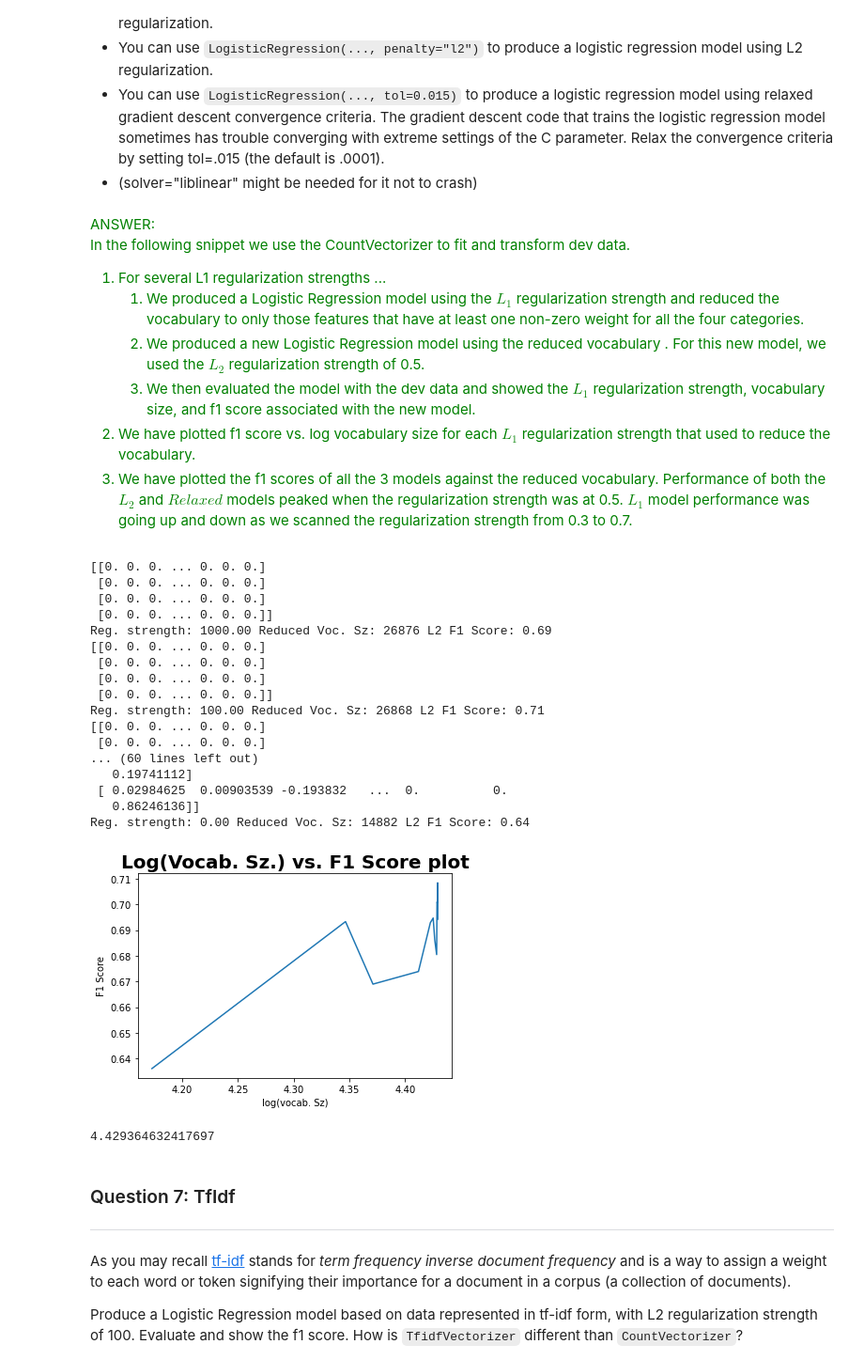
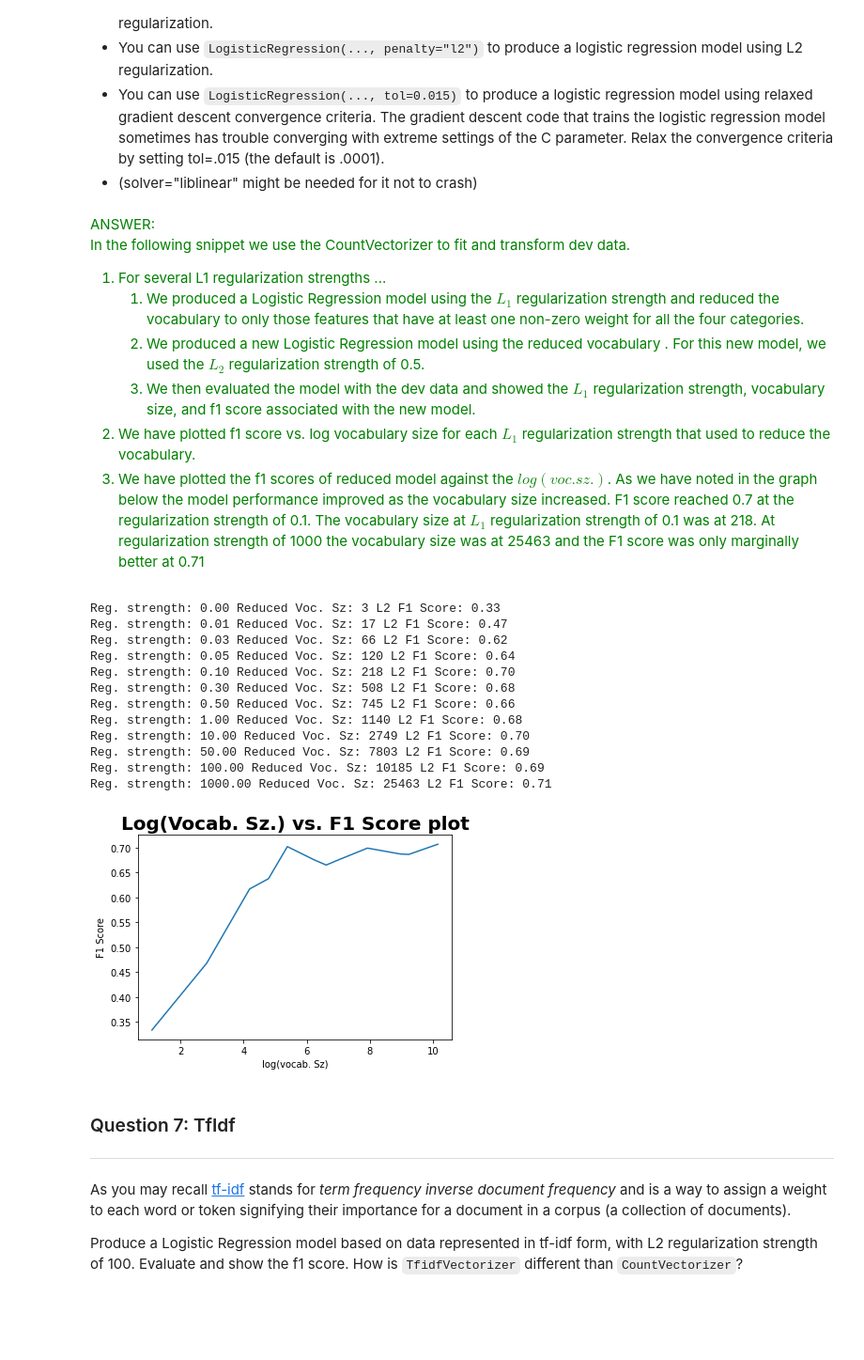
Before and after one commit to jagannathanl/jagan-lak-w207, a Jupyter notebook: jagannathan_lakshmipathy_project3.ipynb, the cells around one changed output. Shown: that part at 94% size. Saved outputs shown, nothing was run; the diff lists cells and outputs as text; code cells hidden in the pictures; blank space fills up the shorter version.

```diff
--- a/jagannathan_lakshmipathy_project3.ipynb
+++ b/jagannathan_lakshmipathy_project3.ipynb
@@ -697,7 +628,7 @@ Notes:
             </ol>
         </li>
         <li>We have plotted f1 score vs. log vocabulary size for each $L_1$ regularization strength that used to reduce the vocabulary.</li>
-        <li>We have plotted the f1 scores of all the 3 models against the reduced vocabulary. Performance of both the $L_2$ and $Relaxed$ models peaked when the regularization strength was at 0.5. $L_1$ model performance was going up and down as we scanned the regularization strength from 0.3 to 0.7.</li>
+        <li>We have plotted the f1 scores of reduced model against the $log(voc. sz.)$. As we have noted in the graph below the model performance improved as the vocabulary size increased. F1 score reached 0.7 at the regularization strength of 0.1. The vocabulary size at $L_1$ regularization strength of 0.1 was at 218. At regularization strength of 1000 the vocabulary size was at 25463 and the F1 score was only marginally better at 0.71</li>
    </ol>
 </div>
 # %%
@@ -719,12 +650,16 @@ def Q6():
 
         #Filter unimportant features and record the size of reduced feature size
         #recording the reduced voc. Size
-        flags1 = np.sum(Logit_model1.coef_, axis=0)
+        indices = []
+        for i, feature_sum in enumerate((Logit_model1.coef_!=0).sum(0)):
+            if feature_sum > 0: indices.append(i)
+        # get index
+        indices = list(set(indices))
 
-        flags1 = flags1 >= 0
-        print(Logit_model1.coef_)
-        feature_vectors_train_reduced = feature_vectors_train[:, flags1]
-        feature_vectors_dev_reduced = feature_vectors_dev[:, flags1]
+        #flags1 = np.sum(Logit_model1.coef_, axis=0)
+        #flags1 = flags1 >= 0
+        feature_vectors_train_reduced = feature_vectors_train[:, indices]
+        feature_vectors_dev_reduced = feature_vectors_dev[:, indices]
         metrics_map['reduced voc. Size'] =  feature_vectors_dev_reduced.shape[1]
 
         #Create Logit model with L2 regularization of 0.5
@@ -739,56 +674,47 @@ def Q6():
         #Logit_model3.fit(feature_vectors_train_reduced, train_labels)
         #dev_reduced_predicted_labels = Logit_model3.predict(feature_vectors_dev_reduced)
         #metrics_map['relaxed F1'] = metrics.f1_score(y_true=dev_labels, y_pred=dev_reduced_predicted_labels, average='weighted')
         return metrics_map
 
     x = []
     y1 = []
     y2 = []
     y3 = []
     #for ci in np.arange(0.3, 0.75, 0.05):
     for ci in [0.001, 0.01, 0.03, 0.05, 0.1, 0.3, 0.5, 1, 10, 50, 100, 1000]:
         m = create_table(CountVectorizer(), ci)
         print('Reg. strength: {0:.2f}'.format(m['Reg. Strength']),
               'Reduced Voc. Sz: {}'.format(m['reduced voc. Size']),
               'L2 F1 Score: {0:.2f}'.format(m['L2 F1']))
-        x.append(np.log10(m['reduced voc. Size']))
+        x.append(np.log(m['reduced voc. Size']))
         y1.append(m['L2 F1'])
         y2.append(m['L1 F1'])
         #y3.append(m['relaxed F1'])
 
     plt.plot(x, y1)
     #plt.plot(x, y2)
     #plt.plot(x, y3)
     #plt.legend(["L2 F1", "L1 F1"])
     plt.xlabel("log(vocab. Sz)")
     plt.ylabel("F1 Score")
     plt.title('Log(Vocab. Sz.) vs. F1 Score plot',fontweight ="bold", fontsize=20)
     ### STUDENT END ###
 
 Q6()
 # %% [output]
-[[0. 0. 0. ... 0. 0. 0.]
- [0. 0. 0. ... 0. 0. 0.]
- [0. 0. 0. ... 0. 0. 0.]
- [0. 0. 0. ... 0. 0. 0.]]
-Reg. strength: 1000.00 Reduced Voc. Sz: 26876 L2 F1 Score: 0.69
-[[0. 0. 0. ... 0. 0. 0.]
- [0. 0. 0. ... 0. 0. 0.]
- [0. 0. 0. ... 0. 0. 0.]
- [0. 0. 0. ... 0. 0. 0.]]
-Reg. strength: 100.00 Reduced Voc. Sz: 26868 L2 F1 Score: 0.71
-[[0. 0. 0. ... 0. 0. 0.]
- [0. 0. 0. ... 0. 0. 0.]
-... (60 lines left out)
-   0.19741112]
- [ 0.02984625  0.00903539 -0.193832   ...  0.          0.
-   0.86246136]]
-Reg. strength: 0.00 Reduced Voc. Sz: 14882 L2 F1 Score: 0.64
+Reg. strength: 0.00 Reduced Voc. Sz: 3 L2 F1 Score: 0.33
+Reg. strength: 0.01 Reduced Voc. Sz: 17 L2 F1 Score: 0.47
+Reg. strength: 0.03 Reduced Voc. Sz: 66 L2 F1 Score: 0.62
+Reg. strength: 0.05 Reduced Voc. Sz: 120 L2 F1 Score: 0.64
+Reg. strength: 0.10 Reduced Voc. Sz: 218 L2 F1 Score: 0.70
+Reg. strength: 0.30 Reduced Voc. Sz: 508 L2 F1 Score: 0.68
+Reg. strength: 0.50 Reduced Voc. Sz: 745 L2 F1 Score: 0.66
+Reg. strength: 1.00 Reduced Voc. Sz: 1140 L2 F1 Score: 0.68
+Reg. strength: 10.00 Reduced Voc. Sz: 2749 L2 F1 Score: 0.70
+Reg. strength: 50.00 Reduced Voc. Sz: 7803 L2 F1 Score: 0.69
+Reg. strength: 100.00 Reduced Voc. Sz: 10185 L2 F1 Score: 0.69
+Reg. strength: 1000.00 Reduced Voc. Sz: 25463 L2 F1 Score: 0.71
-[figure, old version]
+[figure, new version]
-# %%
-np.log10(26876)
-# %% [output]
-4.429364632417697
 # %% [markdown]
 ### Question 7: TfIdf
 ---
```
Also changed, not shown: parts of 17 cells of this notebook.
